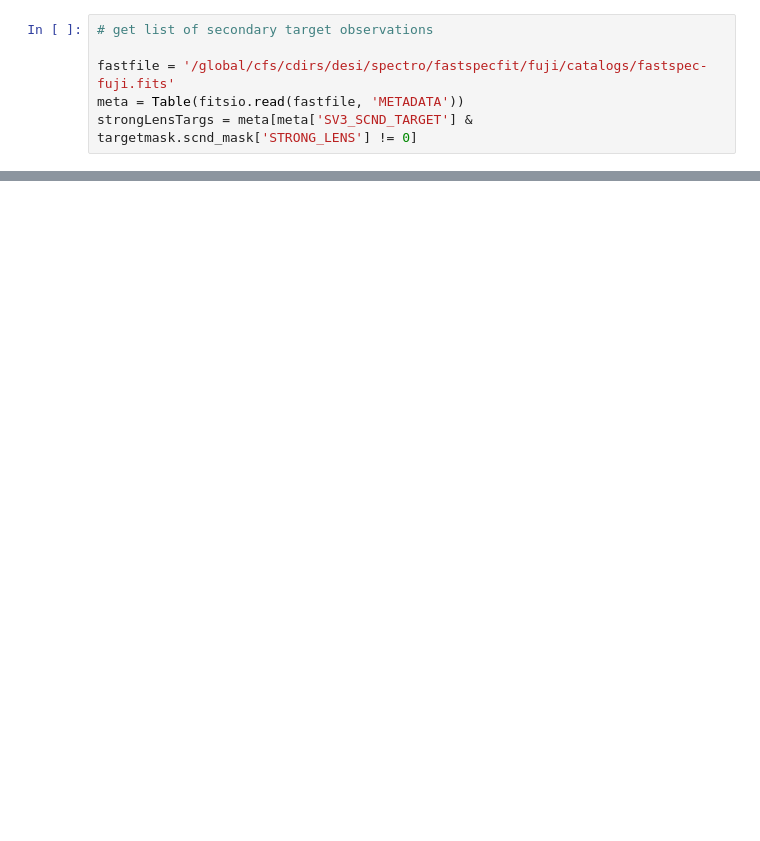
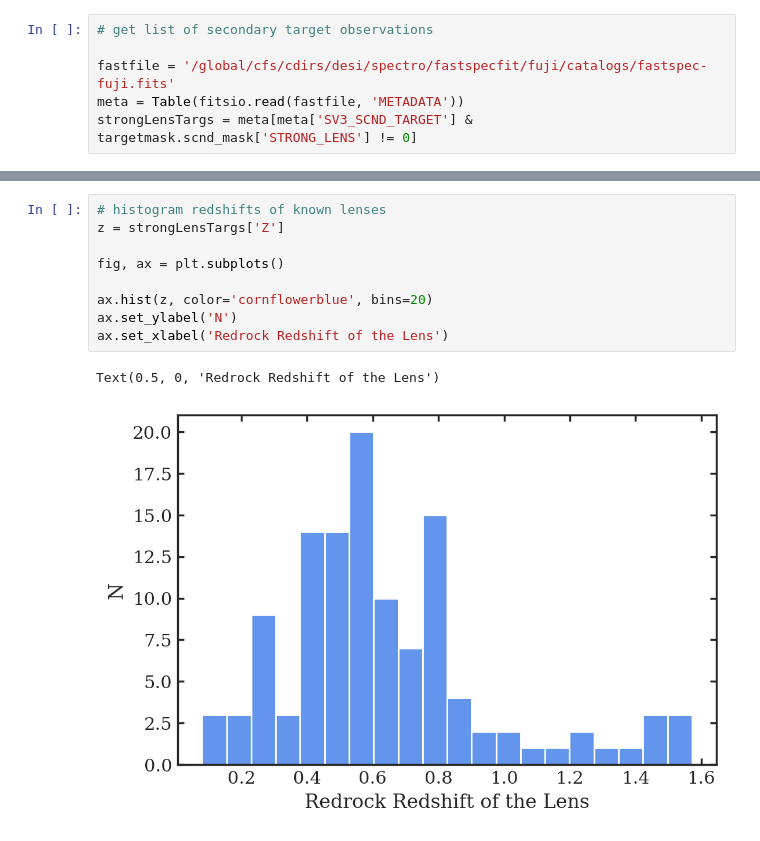
Before and after one commit to noahfranz13/SpecLens, a Jupyter notebook: findKnownSpecLens.ipynb, the cells around one changed output, grey strips where cells are left out. Cells and saved outputs as stored; diff of their text form; blank space fills up the shorter version.

Commit message:
create some histograms

```diff
--- a/findKnownSpecLens.ipynb
+++ b/findKnownSpecLens.ipynb
@@ -131,0 +145,12 @@ NameError: name 'overwrite' is not defined
+# %%
+# histogram redshifts of known lenses
+z = strongLensTargs['Z']
+
+fig, ax = plt.subplots()
+
+ax.hist(z, color='cornflowerblue', bins=20)
+ax.set_ylabel('N')
+ax.set_xlabel('Redrock Redshift of the Lens')
+# %% [output]
+Text(0.5, 0, 'Redrock Redshift of the Lens')
+[figure, added]
```
Also changed, not shown: parts of 4 cells of this notebook.
